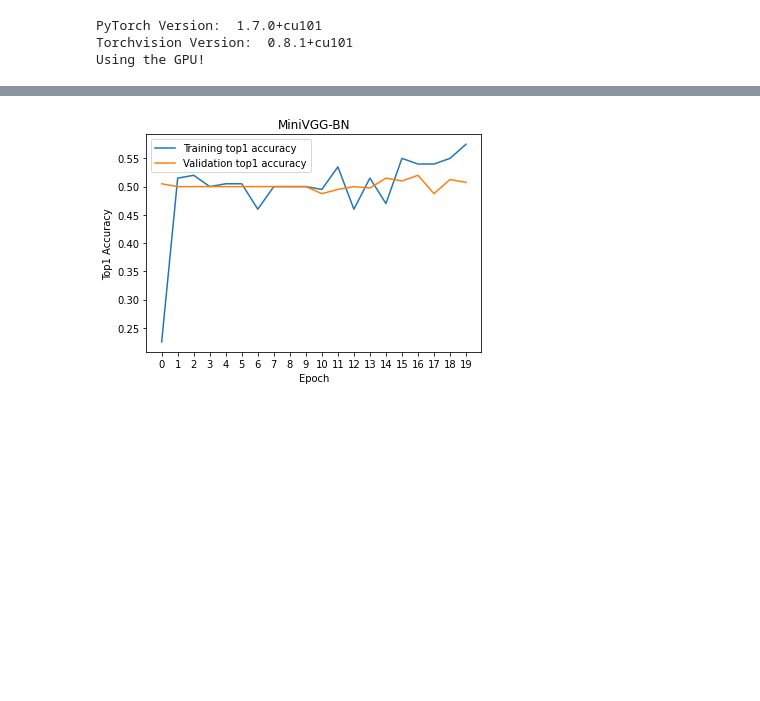
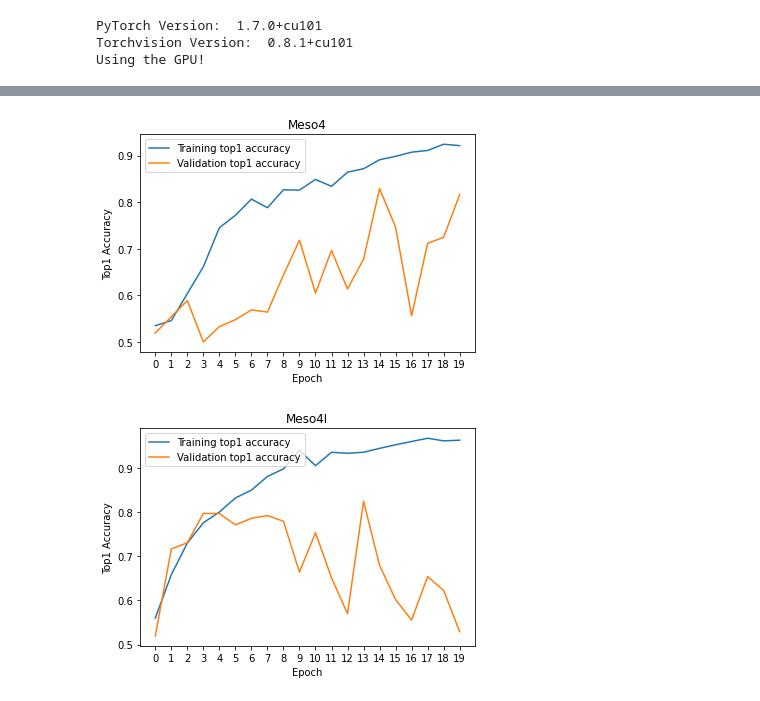
Before and after one commit to twicy/twicy-sellout, a Jupyter notebook: final_project.ipynb, the cells around one changed output, grey strips where cells are left out. Cells and saved outputs as stored; diff of their text form; code cells hidden in the pictures; blank space fills up the shorter version.

```diff
--- a/final_project.ipynb
+++ b/final_project.ipynb
@@ -55,7 +69,10 @@ def get_dataloaders(input_size, batch_size, shuffle = True):
     # II.  Convert the image to PyTorch tensor using transforms.ToTensor
     # III. Normalize the images with the provided mean and std parameters using transforms.Normalize. These parameters are accumulated from a large number of training samples.
     # You can use transforms.Compose to combine the above three transformations. Store the combined transforms in variable 'composed_transform'.
-    composed_transform = transforms.Compose([transforms.Resize(input_size), transforms.ToTensor(), transforms.Normalize(mean, std)])
+    composed_transform = transforms.Compose(
+    [transforms.Resize((256,265)),
+     transforms.ToTensor(),
+     transforms.Normalize((0.5, 0.5, 0.5), (0.5, 0.5, 0.5))])
 
 
     # ============== END OF CODE ================= #
@@ -250,8 +642,8 @@ def make_optimizer(model):
   # We have imported torch.optim as optim for you
   # Checkout optim.SGD() and initialize with appropriate parameters
   params_to_update=model.parameters()
-  #optimizer = optim.Adam(params_to_update, lr=1e-3)
-  optimizer=optim.SGD(params_to_update, lr=1e-1, momentum=0.9)
+  optimizer = optim.Adam(params_to_update, lr=1e-3, betas=(0.9, 0.999), eps=1e-08)
+  # optimizer=optim.SGD(params_to_update, lr=1e-1, momentum=0.9)
   # ============== END OF CODE ================= #
   #++++++++++++++++++++++++++++++++++++++++++++++#
   #++++++++++++++++++++++++++++++++++++++++++++++#
@@ -384,7 +776,7 @@ def train_model(model, dataloaders, criterion, optimizer, save_dir = None, num_e
 num_classes = 2
 
 # Batch size for training
-batch_size = 128
+batch_size = 32
 
 # Shuffle the input data?
 shuffle_datasets = True
@@ -441,17 +847,0 @@ train Loss: 2.3111 Acc: 0.5050
-# %%
-# visualize the training / validation accuracies
-
-x = np.arange(num_epochs)
-
-
-# train/val accuracies for MiniVGG-BN
-plt.plot(x, tr_his_BN)
-plt.plot(x, val_his_BN)
-plt.legend(['Training top1 accuracy', 'Validation top1 accuracy'])
-plt.xticks(x)
-plt.xlabel('Epoch')
-plt.ylabel('Top1 Accuracy')
-plt.title('MiniVGG-BN')
-plt.show()
-# %% [output]
-[figure, removed]
@@ -502,0 +848,45 @@ def test(model, dataloader):
+# %%
+# visualize the training / validation accuracies
+
+x = np.arange(num_epochs)
+
+
+# plt.plot(x, tr_his)
+# plt.plot(x, val_his)
+# plt.legend(['Training top1 accuracy', 'Validation top1 accuracy'])
+# plt.xticks(x)
+# plt.xlabel('Epoch')
+# plt.ylabel('Top1 Accuracy')
+# plt.title('VGG')
+# plt.show()
+
+# plt.plot(x, tr_his_BN)
+# plt.plot(x, val_his_BN)
+# plt.legend(['Training top1 accuracy', 'Validation top1 accuracy'])
+# plt.xticks(x)
+# plt.xlabel('Epoch')
+# plt.ylabel('Top1 Accuracy')
+# plt.title('MiniVGG-BN')
+# plt.show()
+
+# train/val accuracies for MiniVGG-BN
+plt.plot(x, tr_his_meso)
+plt.plot(x, val_his_meso)
+plt.legend(['Training top1 accuracy', 'Validation top1 accuracy'])
+plt.xticks(x)
+plt.xlabel('Epoch')
+plt.ylabel('Top1 Accuracy')
+plt.title('Meso4')
+plt.show()
+
+plt.plot(x, tr_his_mesoI)
+plt.plot(x, val_his_mesoI)
+plt.legend(['Training top1 accuracy', 'Validation top1 accuracy'])
+plt.xticks(x)
+plt.xlabel('Epoch')
+plt.ylabel('Top1 Accuracy')
+plt.title('Meso4I')
+plt.show()
+# %% [output]
+[figure, added]
+[figure, added]
```
Also changed, not shown: parts of 14 cells of this notebook, 1 other file.
